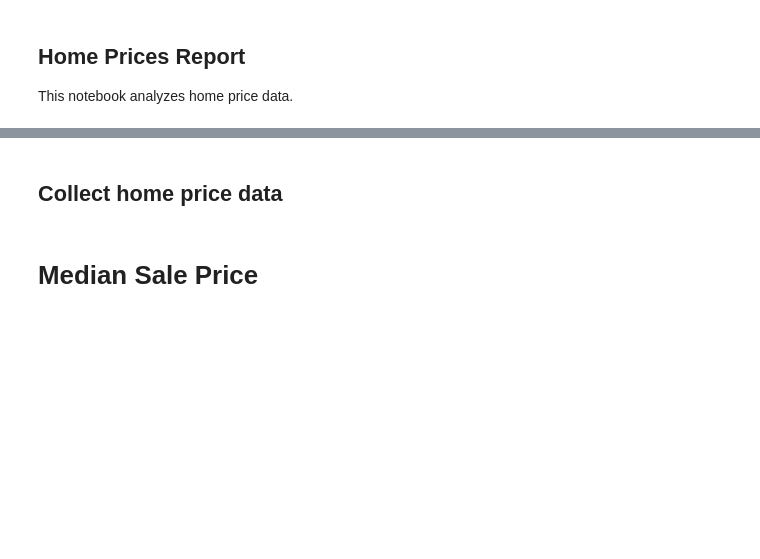
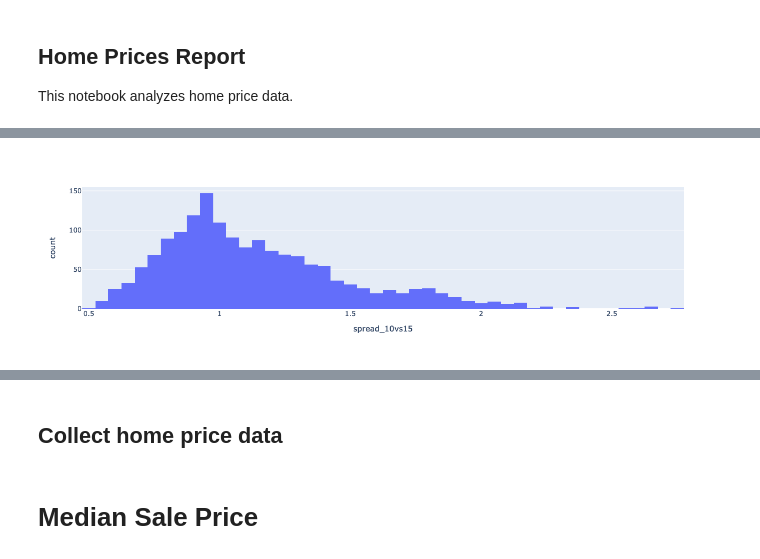
Before and after one commit to gw-moore/econ_reports, a Jupyter notebook: econ_reports/home_prices_report.ipynb, the cells around one changed output, grey strips where cells are left out. Saved outputs shown, nothing was run; the diff lists cells and outputs as text; code cells hidden in the pictures; blank space fills up the shorter version.

```diff
--- a/econ_reports/home_prices_report.ipynb
+++ b/econ_reports/home_prices_report.ipynb
@@ -69,0 +225,4 @@ rates_sc.show_observation_end()
+# %%
+px.histogram(df, x="spread_10vs15")
+# %% [output]
+[figure, added]
```
Also changed, not shown: parts of 19 cells of this notebook, 5 other files.
